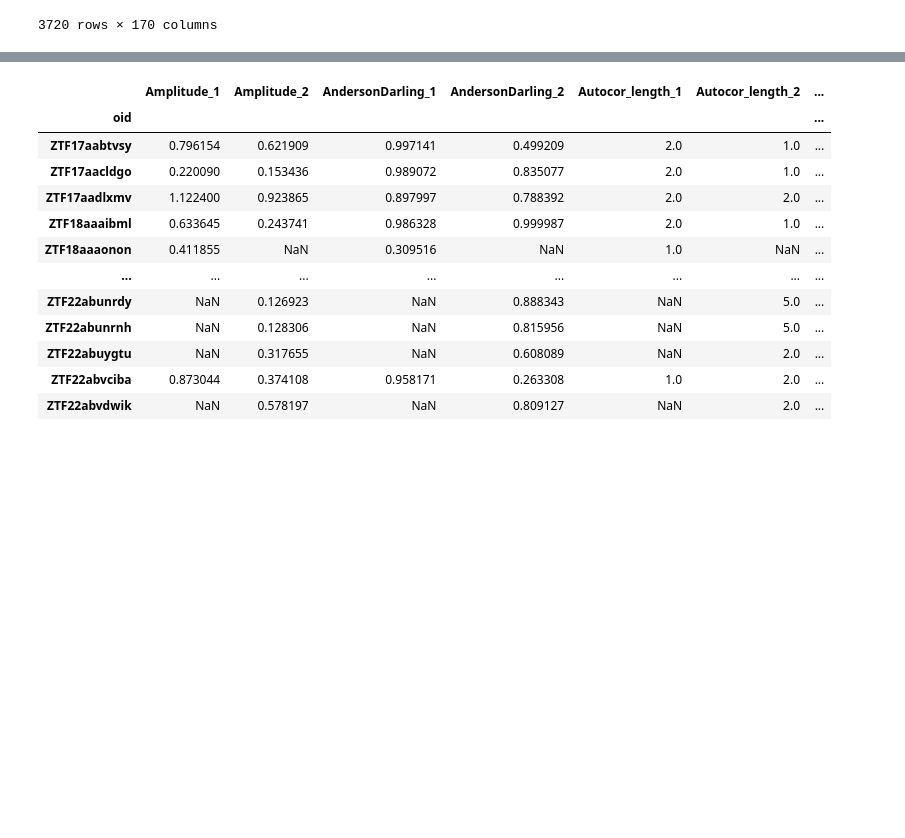
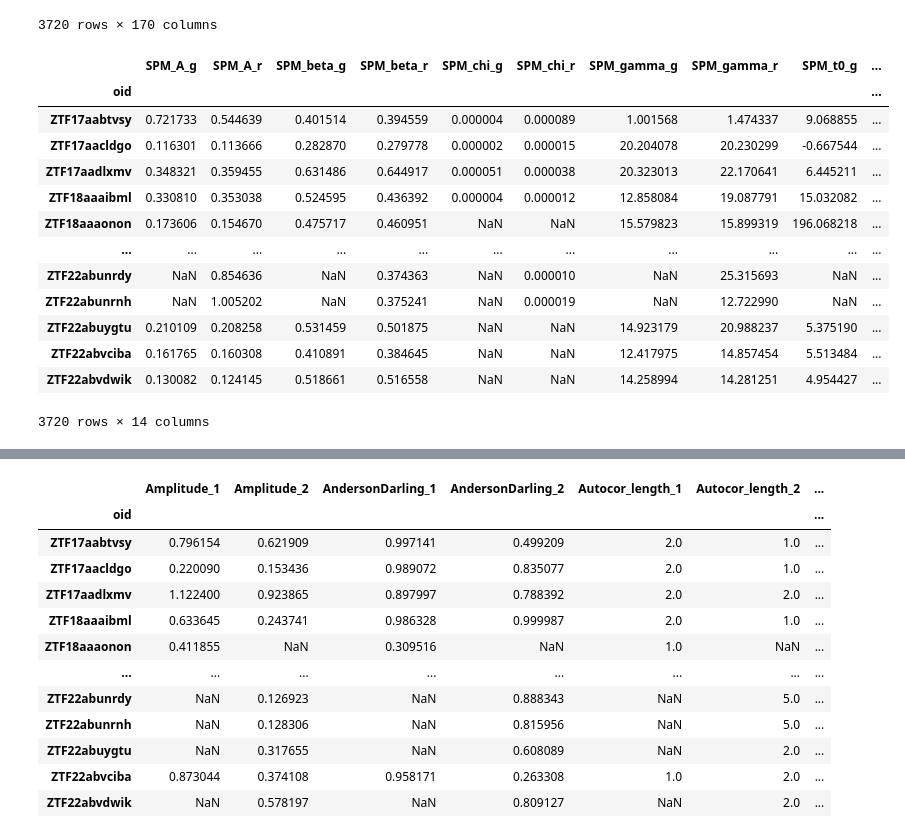
Before and after one commit to alercebroker/itt_2022, a Jupyter notebook: train_brf.ipynb, the cells around one changed output, grey strips where cells are left out. Saved outputs shown, nothing was run; the diff lists cells and outputs as text; code cells hidden in the pictures; blank space fills up the shorter version.

```diff
--- a/train_brf.ipynb
+++ b/train_brf.ipynb
@@ -21,6 +25,23 @@ training_features
 | ZTF22abvciba | 0.873044 | 0.374108 | 0.958171 | 0.263308 | 1.0 | 2.0 | ... |
 | ZTF22abvdwik | NaN | 0.578197 | NaN | 0.809127 | NaN | 2.0 | ... |
 3720 rows × 170 columns
+# %%
+training_features[[f for f in training_features.columns if 'SPM' in f]]
+# %% [output]
+|  | SPM_A_g | SPM_A_r | SPM_beta_g | SPM_beta_r | SPM_chi_g | SPM_chi_r | SPM_gamma_g | SPM_gamma_r | SPM_t0_g | ... |
+| oid |  |  |  |  |  |  |  |  |  | ... |
+| ZTF17aabtvsy | 0.721733 | 0.544639 | 0.401514 | 0.394559 | 0.000004 | 0.000089 | 1.001568 | 1.474337 | 9.068855 | ... |
+| ZTF17aacldgo | 0.116301 | 0.113666 | 0.282870 | 0.279778 | 0.000002 | 0.000015 | 20.204078 | 20.230299 | -0.667544 | ... |
+| ZTF17aadlxmv | 0.348321 | 0.359455 | 0.631486 | 0.644917 | 0.000051 | 0.000038 | 20.323013 | 22.170641 | 6.445211 | ... |
+| ZTF18aaaibml | 0.330810 | 0.353038 | 0.524595 | 0.436392 | 0.000004 | 0.000012 | 12.858084 | 19.087791 | 15.032082 | ... |
+| ZTF18aaaonon | 0.173606 | 0.154670 | 0.475717 | 0.460951 | NaN | NaN | 15.579823 | 15.899319 | 196.068218 | ... |
+| ... | ... | ... | ... | ... | ... | ... | ... | ... | ... | ... |
+| ZTF22abunrdy | NaN | 0.854636 | NaN | 0.374363 | NaN | 0.000010 | NaN | 25.315693 | NaN | ... |
+| ZTF22abunrnh | NaN | 1.005202 | NaN | 0.375241 | NaN | 0.000019 | NaN | 12.722990 | NaN | ... |
+| ZTF22abuygtu | 0.210109 | 0.208258 | 0.531459 | 0.501875 | NaN | NaN | 14.923179 | 20.988237 | 5.375190 | ... |
+| ZTF22abvciba | 0.161765 | 0.160308 | 0.410891 | 0.384645 | NaN | NaN | 12.417975 | 14.857454 | 5.513484 | ... |
+| ZTF22abvdwik | 0.130082 | 0.124145 | 0.518661 | 0.516558 | NaN | NaN | 14.258994 | 14.281251 | 4.954427 | ... |
+3720 rows × 14 columns
 # %%
 training_labels = pd.read_parquet('training_labels.parquet')
 training_labels.set_index('Disc. Internal Name', inplace=True)
```
Also changed, not shown: parts of 10 cells of this notebook, 6 other files.
